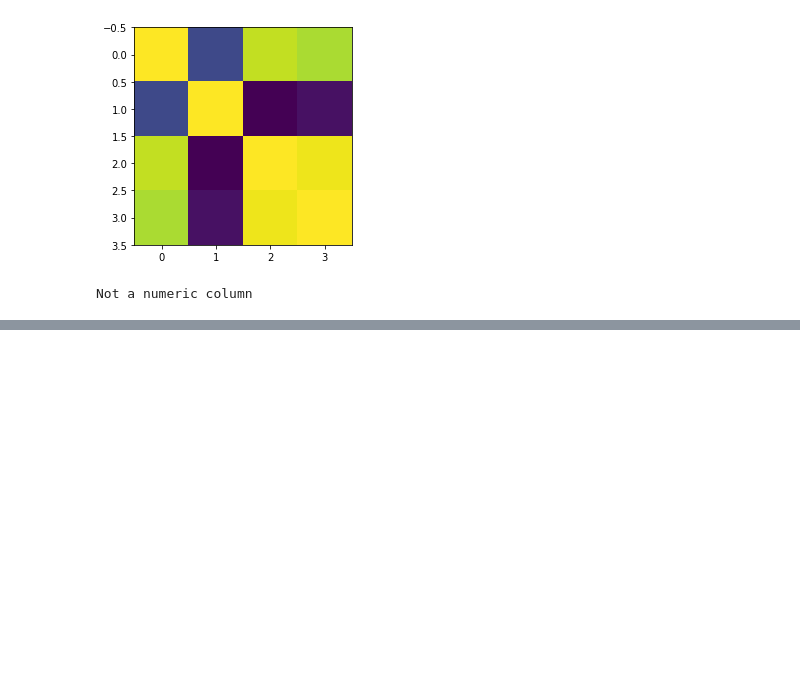
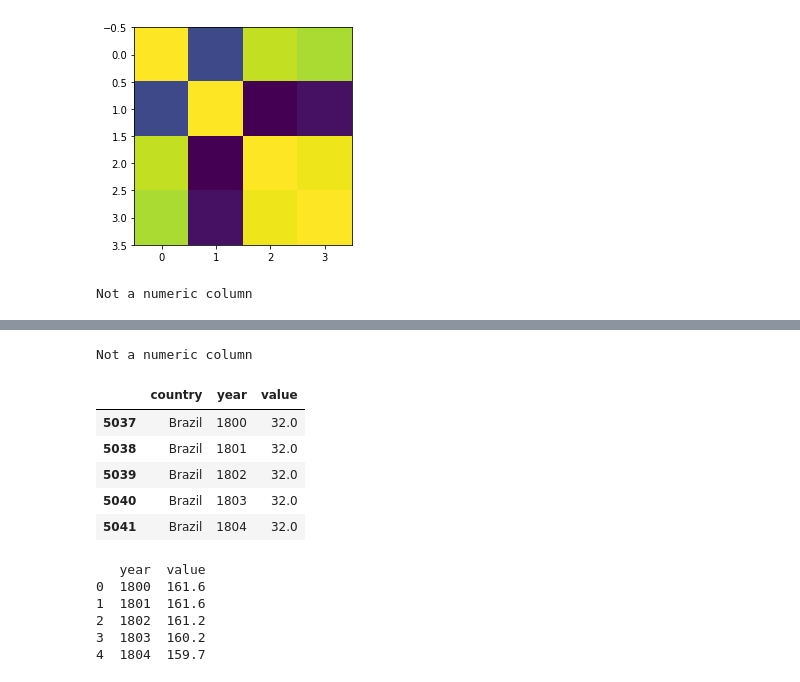
Before and after one commit to aamirkhan34/visual-analytics-assignments, a Jupyter notebook: assignments/assignment3/b_playground.ipynb, the cells around one changed output, grey strips where cells are left out. Saved outputs shown, nothing was run; the diff lists cells and outputs as text; code cells hidden in the pictures; blank space fills up the shorter version.

```diff
--- a/assignments/assignment3/b_playground.ipynb
+++ b/assignments/assignment3/b_playground.ipynb
@@ -161,0 +160,29 @@ fig.show()
+# %%
+# 8
+df = process_life_expectancy_dataset("regression")
+
+# Countries selected: India, Pakistan, United States, Canada, Brazil
+# Since the dataset is already one hot encoded, I will be restructuring it with new column called country
+country_columns = ["x0_Canada", "x0_United States", "x0_India", "x0_Pakistan","x0_Brazil"]
+
+# Selecting the above countries
+selected_df = df[(df[country_columns]).any(1)]
+
+# Filtering the required columns
+selected_df = selected_df[["year", "value"] + country_columns]
+
+# Restructuring columns
+for country in country_columns:
+    selected_df.loc[selected_df[country] == 1, "country"] = country.lstrip("x0_")
+
+selected_df = selected_df[["country", "year", "value"]]
+
+selected_df.head()
+# %% [output]
+Not a numeric column
+|  | country | year | value |
+| 5037 | Brazil | 1800 | 32.0 |
+| 5038 | Brazil | 1801 | 32.0 |
+| 5039 | Brazil | 1802 | 32.0 |
+| 5040 | Brazil | 1803 | 32.0 |
+| 5041 | Brazil | 1804 | 32.0 |
@@ -161,0 +193,14 @@ fig.show()
+# %%
+# Bar chart
+bar_df = selected_df[["year", "value"]].groupby(["year"]).sum().reset_index()
+# bar_df["value"] = bar_df["value"]
+print(bar_df.head())
+fig = px.bar(bar_df, x="year", y="value")
+fig.show()
+# %% [output]
+   year  value
+0  1800  161.6
+1  1801  161.6
+2  1802  161.2
+3  1803  160.2
+4  1804  159.7
```
Also changed, not shown: parts of 11 cells of this notebook, 1 other file.
